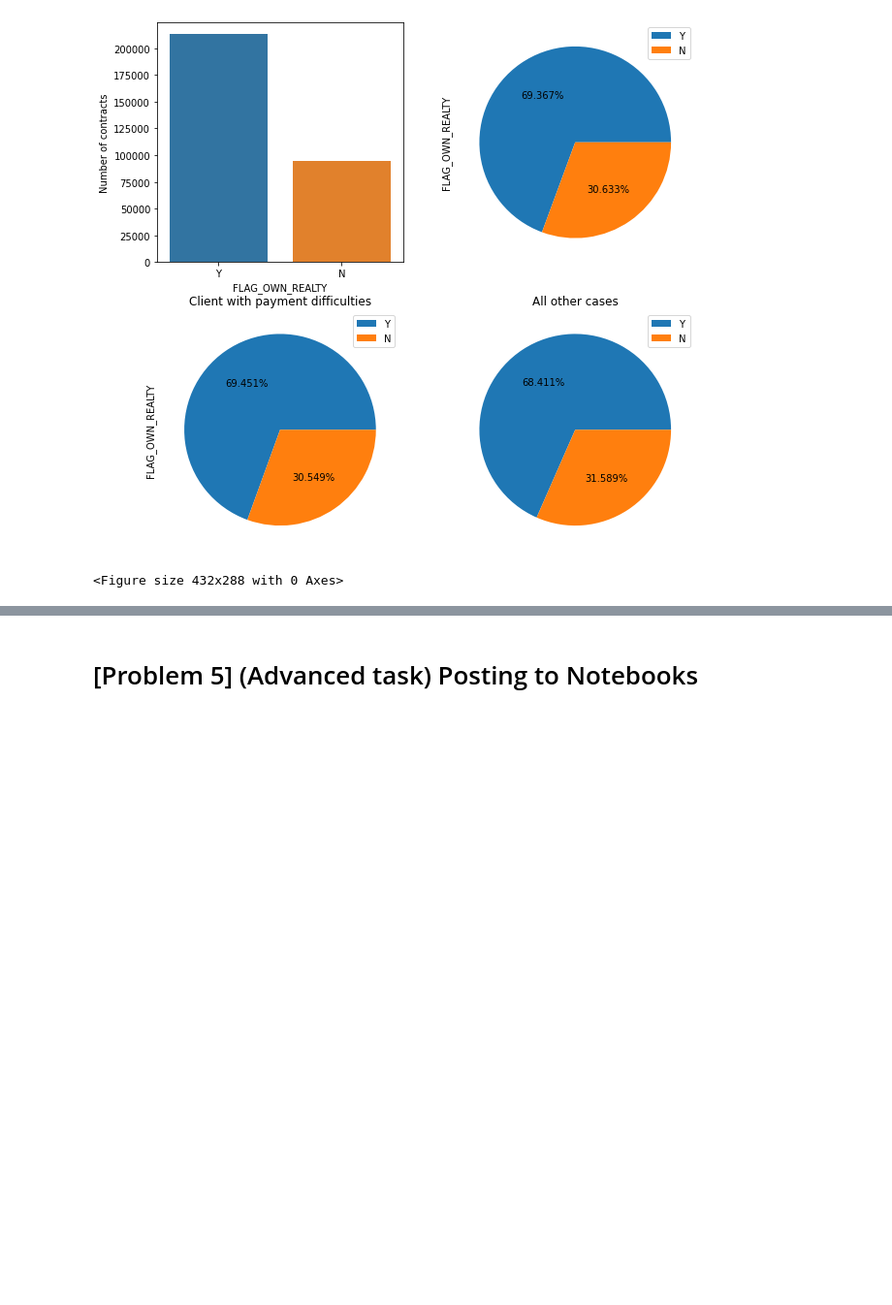
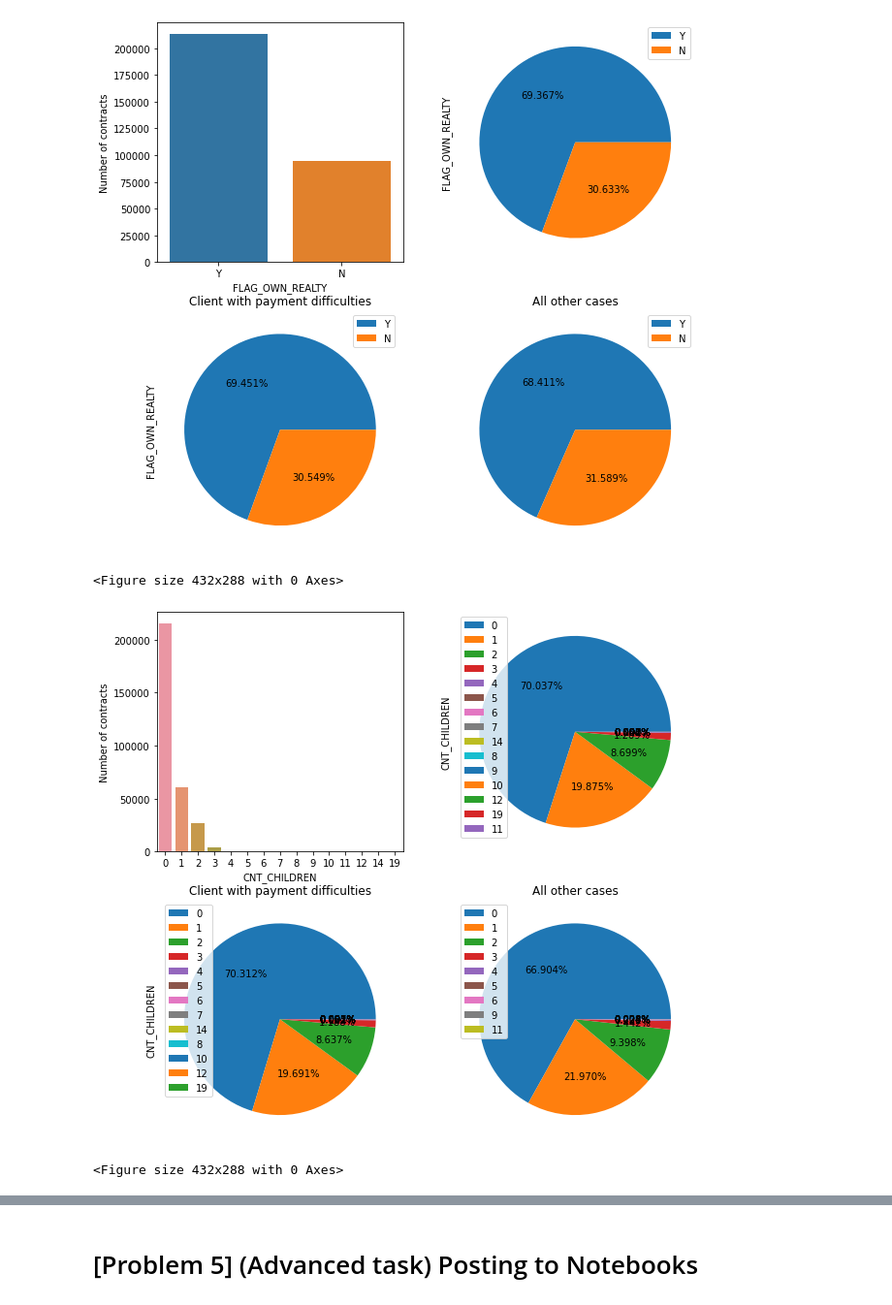
Before and after one commit to tiviluson/diveintocode-ml, a Jupyter notebook: Assignment_3_Credit_information_analysis.ipynb, the cells around one changed output, grey strips where cells are left out. Shown at 97% size. Cells and saved outputs as stored; diff of their text form; code cells hidden in the pictures; blank space fills up the shorter version.

```diff
--- a/Assignment_3_Credit_information_analysis.ipynb
+++ b/Assignment_3_Credit_information_analysis.ipynb
@@ -199,3 +199,8 @@ graph("FLAG_OWN_REALTY")
 # %% [output]
 [figure]
 <Figure size 432x288 with 0 Axes>
+# %%
+graph('CNT_CHILDREN')
+# %% [output]
+[figure, added]
+<Figure size 432x288 with 0 Axes>
```
Also changed, not shown: parts of 3 cells of this notebook.
